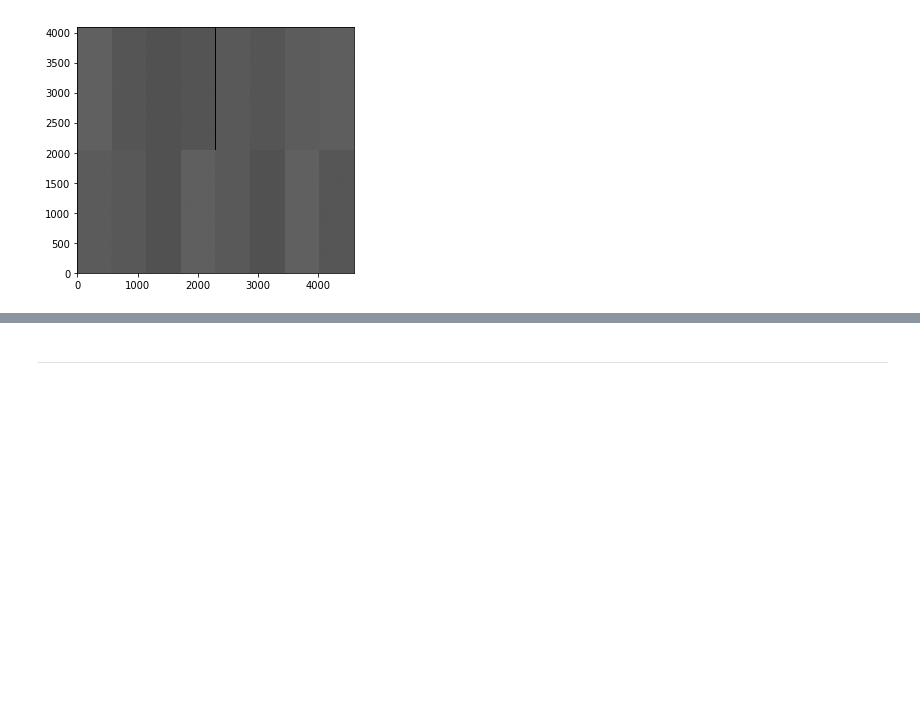
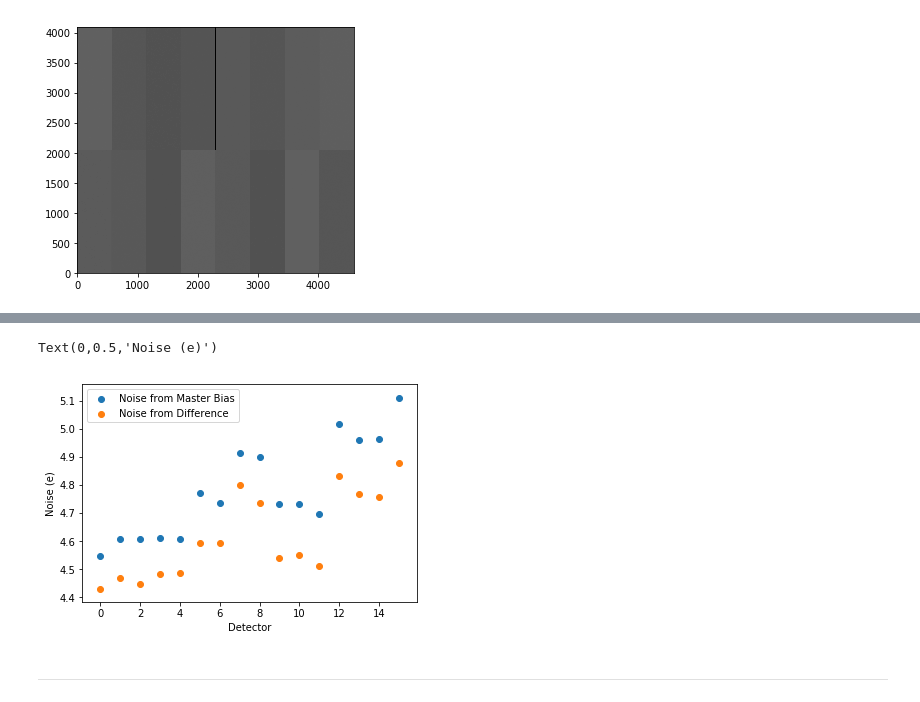
Before and after one commit to lsst/bootcamp-work, a Jupyter notebook: isr_exploration/noise_distributions.ipynb, the cells around one changed output, grey strips where cells are left out. Saved outputs shown, nothing was run; the diff lists cells and outputs as text; code cells hidden in the pictures; blank space fills up the shorter version.

Commit message:
Add noise calculation comparison

```diff
--- a/isr_exploration/noise_distributions.ipynb
+++ b/isr_exploration/noise_distributions.ipynb
@@ -191,3 +201,14 @@ afw_display = afwDisplay.getDisplay(frame=1,
 # %%
 afw_display.mtv(result_assemble.exposure)
 #afw_display.mtv(bias.getMaskedImage())
+# %%
+# Let's do the calculation
+detector = result_bias.exposure.getDetector()
+noise_from_master_bias = np.empty(len(detector))
+print('%5s%15s'%('Amp', 'Noise (e)'))
+for ii, amp in enumerate(detector):
+    amp_image = result_bias.exposure.getMaskedImage()[amp.getBBox()]
+    stats = afwMath.makeStatistics(amp_image, afwMath.STDEV)
+    noise_from_master_bias[ii] = gain_dict[amp.getName()] * stats.getValue(afwMath.STDEV)
+    print('%5s%15.2f'%(amp.getName(),
+                       noise_from_master_bias[ii]))
@@ -193,0 +235,24 @@ afw_display.mtv(result_assemble.exposure)
+# %%
+dId_1 = dict(visit=visits[0], detector=2)
+dId_2 = dict(visit=visits[1], detector=2)
+
+raw_1 = butler.get('raw', dId_1)
+raw_2 = butler.get('raw', dId_2)
+
+result_assemble_1 = isr_assemble.run(raw_1)
+result_assemble_2 = isr_assemble.run(raw_2)
+# %%
+noise_from_difference = np.empty(len(detector))
+for ii, amp in enumerate(detector):
+    sub_im1 = result_assemble_1.exposure.getMaskedImage()[amp.getBBox()]
+    sub_im2 = result_assemble_2.exposure.getMaskedImage()[amp.getBBox()]
+
+    # From RHL, 1/g = <(I1-I2)**2/(I1+I2)>
+    diff_im = sub_im1.clone()
+    diff_im -= sub_im2
+
+    stats = afwMath.makeStatistics(diff_im, afwMath.STDEV)
+
+    noise_from_difference[ii] = gain_dict[amp.getName()]**2 * stats.getValue(afwMath.STDEV)
+    print('%5s%15.2f'%(amp.getName(),
+                       noise_from_difference[ii]))
@@ -194,3 +283,14 @@ afw_display.mtv(result_assemble.exposure)
+# %%
+plt.figure()
+x = np.arange(16)
+plt.scatter(x, noise_from_master_bias, label='Noise from Master Bias')
+plt.scatter(x, noise_from_difference, label='Noise from Difference')
+plt.legend()
+plt.xlabel('Detector')
+plt.ylabel('Noise (e)')
+# %% [output]
+Text(0,0.5,'Noise (e)')
+[figure, added]
 # %% [markdown]
 ---
 # %%
```
Also changed, not shown: parts of 14 cells of this notebook, 1 other file.
